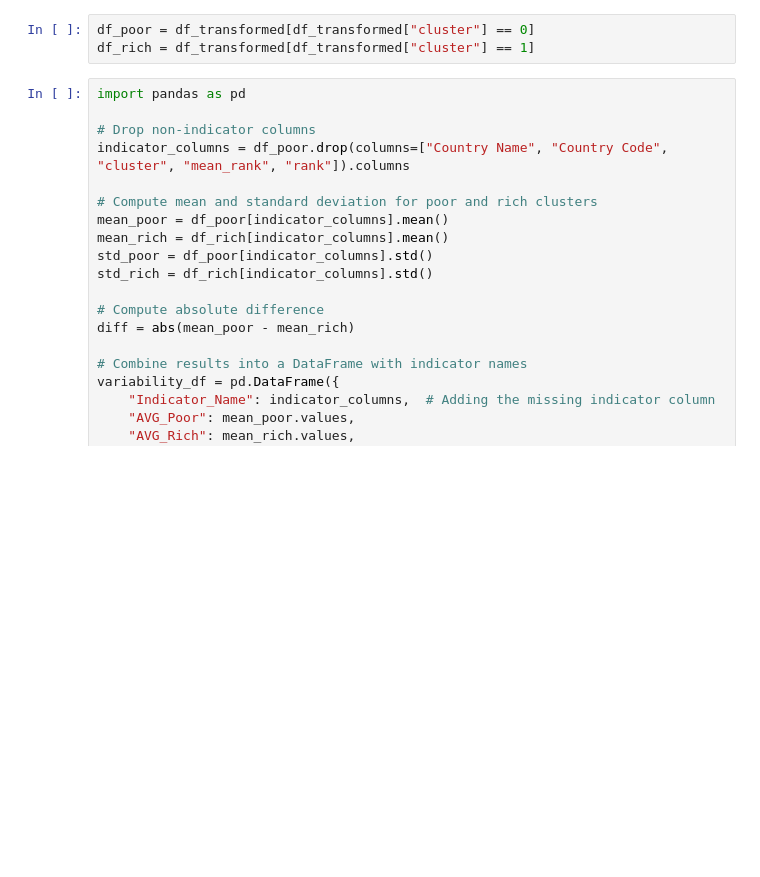
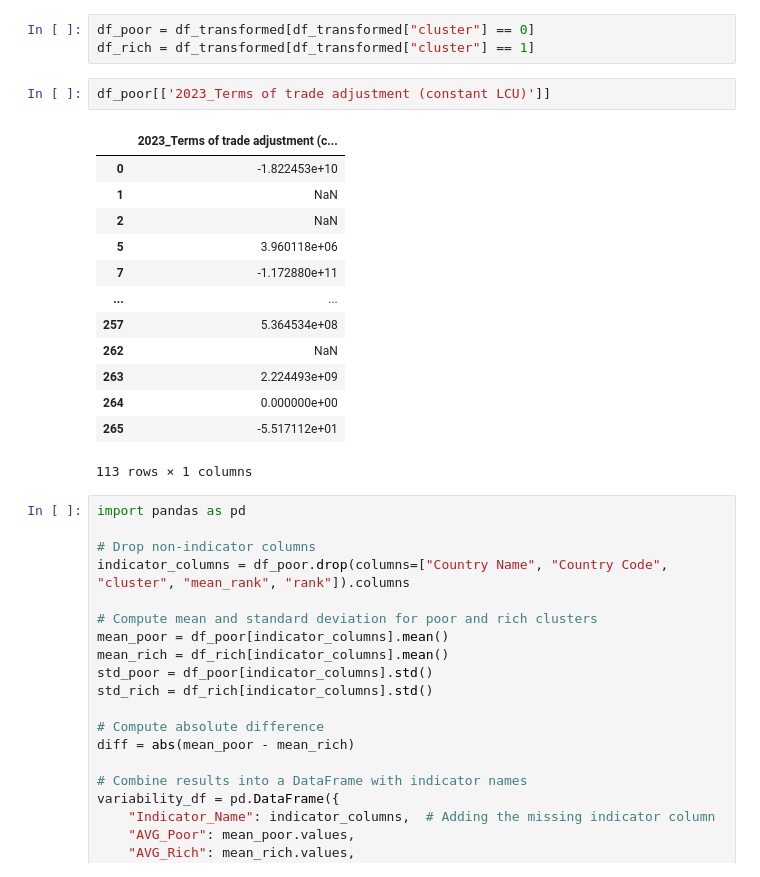
Before and after one commit to paulpark6/SAP_Datathon, a Jupyter notebook: 4. FeatureAnalysisData.ipynb, the cells around one changed output. Drawn from its saved outputs; the diff is of its cells as text; blank space fills up the shorter version.

```diff
--- a/4. FeatureAnalysisData.ipynb
+++ b/4. FeatureAnalysisData.ipynb
@@ -198,6 +203,22 @@ df_transformed
 # %%
 df_poor = df_transformed[df_transformed["cluster"] == 0]
 df_rich = df_transformed[df_transformed["cluster"] == 1]
+# %%
+df_poor[['2023_Terms of trade adjustment (constant LCU)']]
+# %% [output]
+|  | 2023_Terms of trade adjustment (c... |
+| 0 | -1.822453e+10 |
+| 1 | NaN |
+| 2 | NaN |
+| 5 | 3.960118e+06 |
+| 7 | -1.172880e+11 |
+| ... | ... |
+| 257 | 5.364534e+08 |
+| 262 | NaN |
+| 263 | 2.224493e+09 |
+| 264 | 0.000000e+00 |
+| 265 | -5.517112e+01 |
+113 rows × 1 columns
 # %%
 import pandas as pd
 
```
Also changed, not shown: parts of 5 cells of this notebook, 5 other files.
